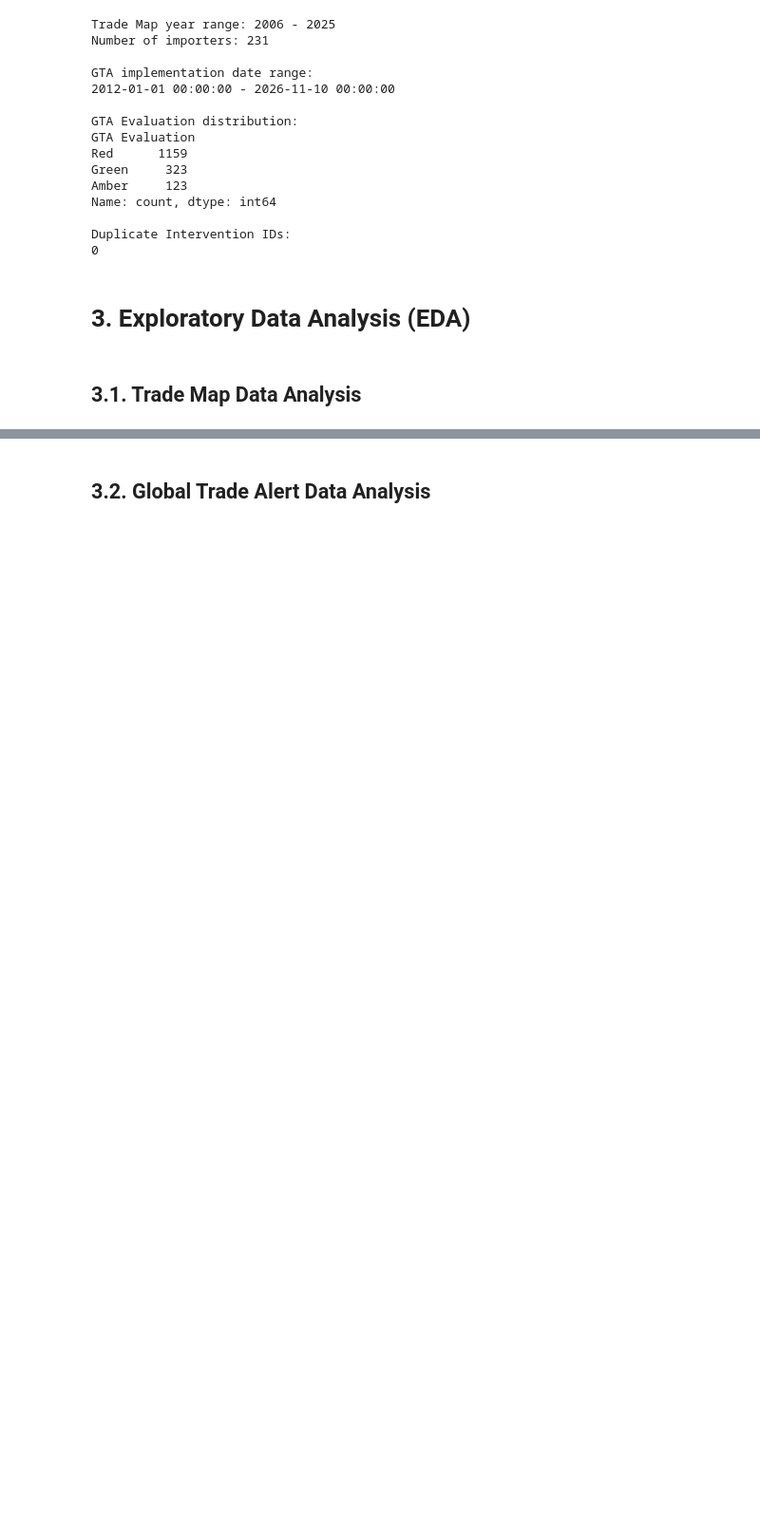
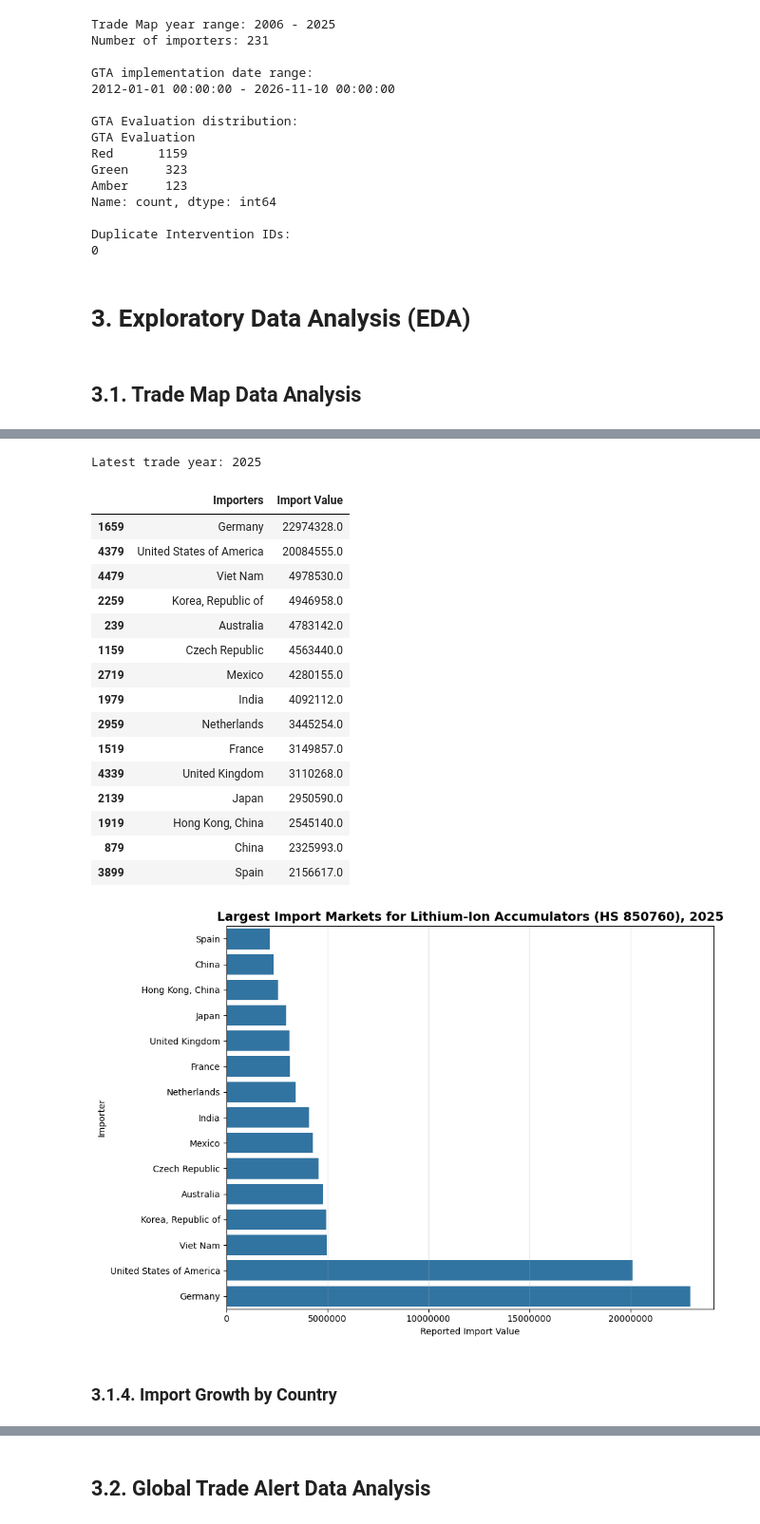
Before and after one commit to atessberfin/voltradar, a Jupyter notebook: notebooks/VoltRadar_Masters_Thesis.ipynb, the cells around one changed output, grey strips where cells are left out. Shown at 95% size. Drawn from its saved outputs; the diff is of its cells as text; code cells hidden in the pictures; blank space fills up the shorter version.

```diff
--- a/notebooks/VoltRadar_Masters_Thesis.ipynb
+++ b/notebooks/VoltRadar_Masters_Thesis.ipynb
@@ -14,15 +14,3 @@ VoltRadar aims to partially automate this process for lithium-ion accumulators (
 This project uses two secondary datasets. Historical country-level import values for lithium-ion accumulators (HS 850760) were obtained from Trade Map. Trade-policy intervention records affecting the selected product were obtained from Global Trade Alert. The datasets will first be examined separately and will later be cleaned, transformed and integrated at the country-year level for modelling.
 # %% [markdown]
 ## **2.1. Importing Libraries**
-# %%
-!pip install -q xlrd
-
-import pandas as pd
-import numpy as np
-import matplotlib.pyplot as plt
-import seaborn as sns
-
-from IPython.display import display
-
-pd.set_option("display.max_columns", None)
-pd.set_option("display.max_colwidth", 100)
@@ -191,0 +497,62 @@ Duplicate Intervention IDs:
+# %%
+latest_trade_year = country_trade_df["Year"].max()
+
+top_importers_latest_year = (
+    country_trade_df[
+        (country_trade_df["Year"] == latest_trade_year)
+        & (country_trade_df["Import Value"].notna())
+        & (country_trade_df["Import Value"] > 0)
+    ]
+    .nlargest(15, "Import Value")
+    .sort_values("Import Value", ascending=True)
+)
+
+print(f"Latest trade year: {latest_trade_year}")
+
+display(
+    top_importers_latest_year[
+        ["Importers", "Import Value"]
+    ].sort_values("Import Value", ascending=False)
+)
+
+plt.figure(figsize=(10, 7))
+
+sns.barplot(
+    data=top_importers_latest_year,
+    x="Import Value",
+    y="Importers",
+    color="#1f77b4"
+)
+
+plt.title(
+    f"Largest Import Markets for Lithium-Ion Accumulators (HS 850760), {latest_trade_year}",
+    fontsize=14,
+    fontweight="bold"
+)
+plt.xlabel("Reported Import Value")
+plt.ylabel("Importer")
+plt.ticklabel_format(style="plain", axis="x")
+plt.grid(axis="x", alpha=0.3)
+plt.tight_layout()
+plt.show()
+# %% [output]
+Latest trade year: 2025
+|  | Importers | Import Value |
+| 1659 | Germany | 22974328.0 |
+| 4379 | United States of America | 20084555.0 |
+| 4479 | Viet Nam | 4978530.0 |
+| 2259 | Korea, Republic of | 4946958.0 |
+| 239 | Australia | 4783142.0 |
+| 1159 | Czech Republic | 4563440.0 |
+| 2719 | Mexico | 4280155.0 |
+| 1979 | India | 4092112.0 |
+| 2959 | Netherlands | 3445254.0 |
+| 1519 | France | 3149857.0 |
+| 4339 | United Kingdom | 3110268.0 |
+| 2139 | Japan | 2950590.0 |
+| 1919 | Hong Kong, China | 2545140.0 |
+| 879 | China | 2325993.0 |
+| 3899 | Spain | 2156617.0 |
+[figure, added]
+# %% [markdown]
+### **3.1.4. Import Growth by Country**
```
Also changed, not shown: parts of 92 cells of this notebook.
